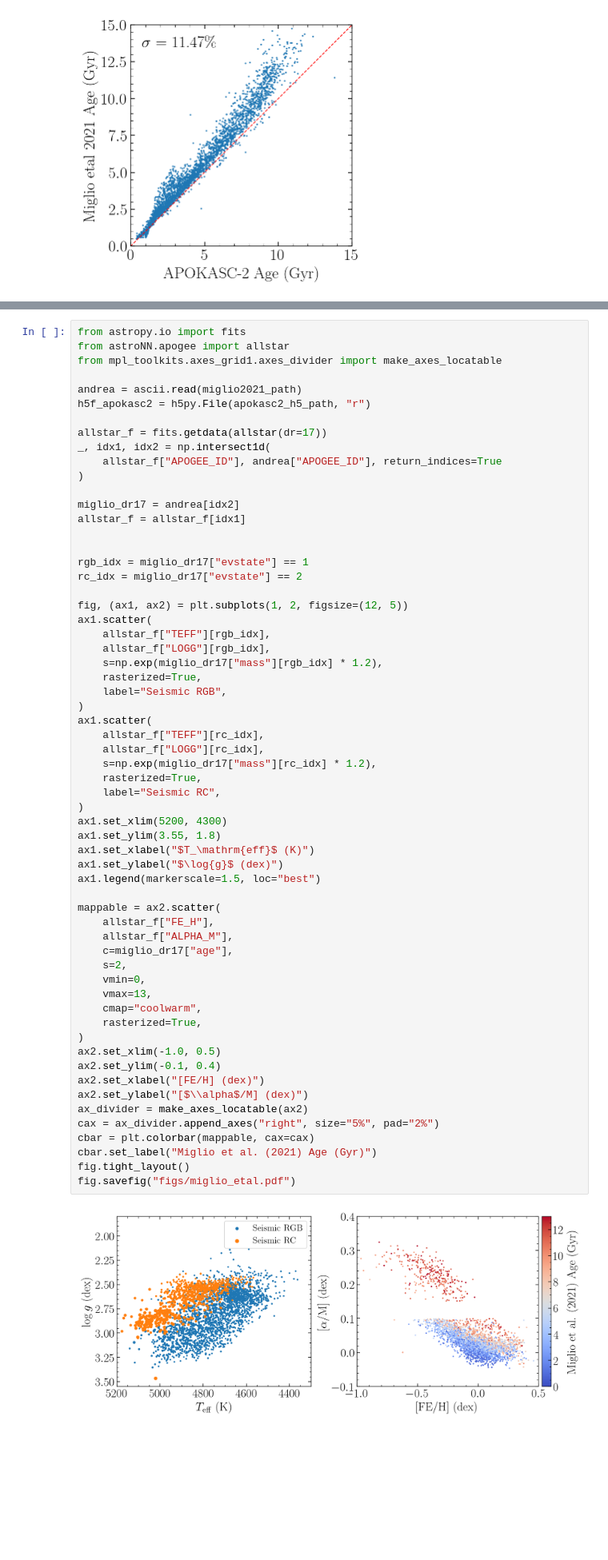
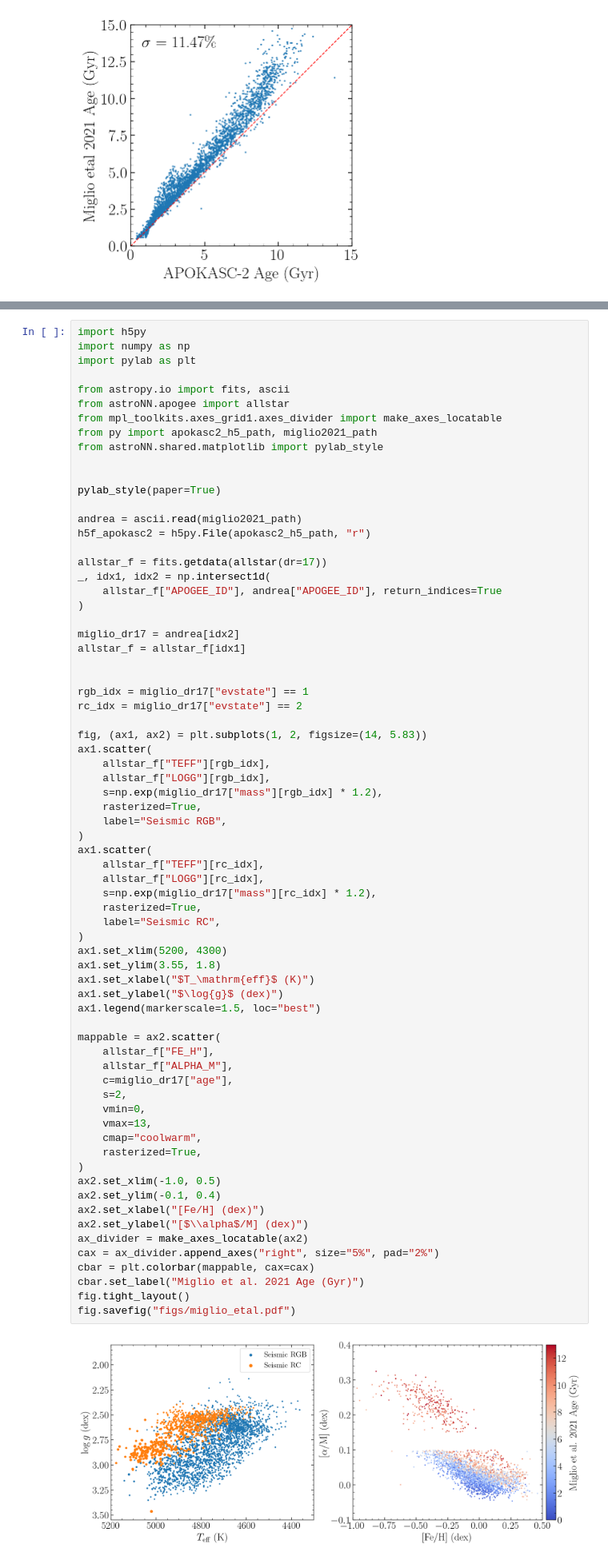
Before and after one commit to henrysky/astroNN_ages, a Jupyter notebook: Datasets_Data_Inspection.ipynb, the cells around one changed output, grey strips where cells are left out. Shown at 80% size. Saved outputs shown, nothing was run; the diff lists cells and outputs as text; blank space fills up the shorter version.

```diff
--- a/Datasets_Data_Inspection.ipynb
+++ b/Datasets_Data_Inspection.ipynb
@@ -427,9 +427,18 @@ Table length=3077
 | 2M19182431+5215519 | 12884116 | 289.60131 | 52.26443 | -0.06973 | 0.07624 | 9.38951 | 7.98416 | 11.00055 | 1.03096 | 0.98318 | 1.08204 | ... |
 | 2M19200187+5214588 | 12884930 | 290.00779 | 52.24967 | -0.15765 | 0.03842 | 3.71453 | 3.21945 | 4.13431 | 1.29272 | 1.24953 | 1.359 | ... |
 # %%
-from astropy.io import fits
+import h5py
+import numpy as np
+import pylab as plt
+
+from astropy.io import fits, ascii
 from astroNN.apogee import allstar
 from mpl_toolkits.axes_grid1.axes_divider import make_axes_locatable
+from py import apokasc2_h5_path, miglio2021_path
+from astroNN.shared.matplotlib import pylab_style
+
+
+pylab_style(paper=True)
 
 andrea = ascii.read(miglio2021_path)
 h5f_apokasc2 = h5py.File(apokasc2_h5_path, "r")
@@ -446,7 +455,7 @@ allstar_f = allstar_f[idx1]
 rgb_idx = miglio_dr17["evstate"] == 1
 rc_idx = miglio_dr17["evstate"] == 2
 
-fig, (ax1, ax2) = plt.subplots(1, 2, figsize=(12, 5))
+fig, (ax1, ax2) = plt.subplots(1, 2, figsize=(14, 5.83))
 ax1.scatter(
     allstar_f["TEFF"][rgb_idx],
     allstar_f["LOGG"][rgb_idx],
@@ -459,36 +468,36 @@ ax1.scatter(
     allstar_f["LOGG"][rc_idx],
     s=np.exp(miglio_dr17["mass"][rc_idx] * 1.2),
     rasterized=True,
     label="Seismic RC",
 )
 ax1.set_xlim(5200, 4300)
 ax1.set_ylim(3.55, 1.8)
 ax1.set_xlabel("$T_\mathrm{eff}$ (K)")
 ax1.set_ylabel("$\log{g}$ (dex)")
 ax1.legend(markerscale=1.5, loc="best")
 
 mappable = ax2.scatter(
     allstar_f["FE_H"],
     allstar_f["ALPHA_M"],
     c=miglio_dr17["age"],
     s=2,
     vmin=0,
     vmax=13,
     cmap="coolwarm",
     rasterized=True,
 )
 ax2.set_xlim(-1.0, 0.5)
 ax2.set_ylim(-0.1, 0.4)
-ax2.set_xlabel("[FE/H] (dex)")
+ax2.set_xlabel("[Fe/H] (dex)")
 ax2.set_ylabel("[$\\alpha$/M] (dex)")
 ax_divider = make_axes_locatable(ax2)
 cax = ax_divider.append_axes("right", size="5%", pad="2%")
 cbar = plt.colorbar(mappable, cax=cax)
-cbar.set_label("Miglio et al. (2021) Age (Gyr)")
+cbar.set_label("Miglio et al. 2021 Age (Gyr)")
 fig.tight_layout()
 fig.savefig("figs/miglio_etal.pdf")
 # %% [output]
-[figure, old version]
+[figure, new version]
 # %%
 fig, ax = plt.subplots(1, 1)
 ax.scatter(miglio_dr17["age"], allstar_f["ALPHA_M"], s=1)
```
Also changed, not shown: 6 other files.
